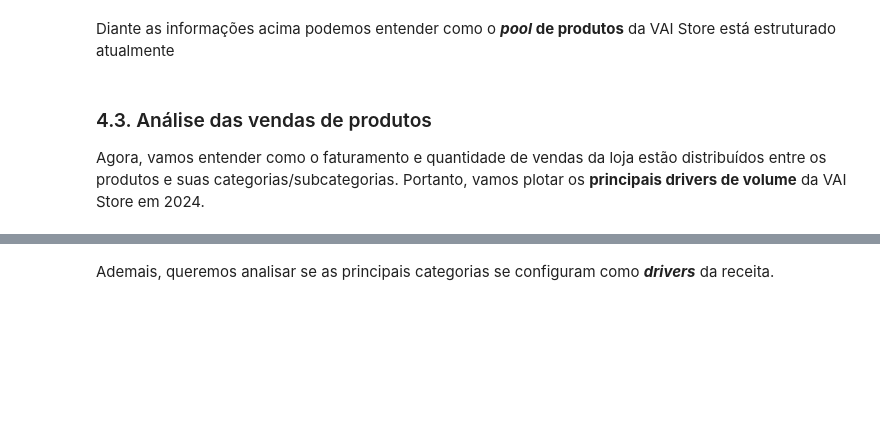
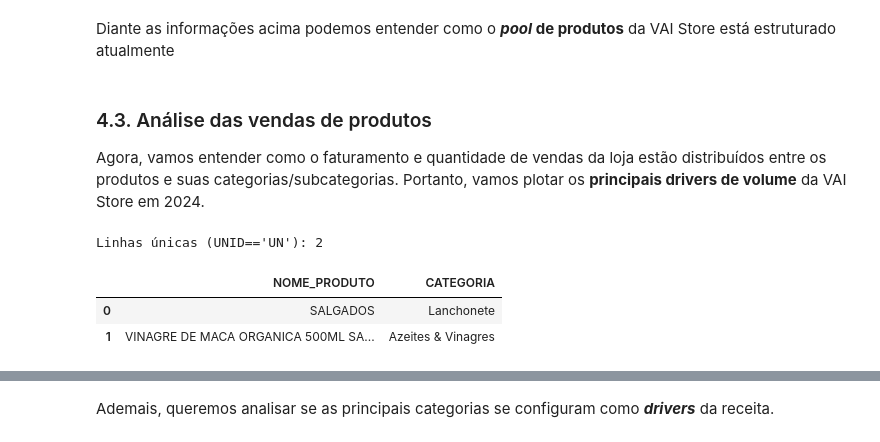
Before and after one commit to felipefsleal/Grupo6-ProjetoFinal, a Jupyter notebook: notebooks/01_eda.ipynb, the cells around one changed output, grey strips where cells are left out. Cells and saved outputs as stored; diff of their text form; code cells hidden in the pictures; blank space fills up the shorter version.

```diff
--- a/notebooks/01_eda.ipynb
+++ b/notebooks/01_eda.ipynb
@@ -300,6 +316,18 @@ importlib.reload(pp);
 # %%
 # Agregando produtos e vendas
 df_agg = md.merge_datasets(vendas, produtos, 'SKU')
+# %%
+df_un = df_agg[df_agg['UNID'] == 'UN'].drop_duplicates(subset='SKU', keep='first').reset_index(drop=True)
+df_un = df_un[['NOME_PRODUTO', 'CATEGORIA']]
+
+# Visualizar resultados
+print(f"Linhas únicas (UNID=='UN'): {len(df_un)}")
+df_un.head()
+# %% [output]
+Linhas únicas (UNID=='UN'): 2
+|  | NOME_PRODUTO | CATEGORIA |
+| 0 | SALGADOS | Lanchonete |
+| 1 | VINAGRE DE MACA ORGANICA 500ML SA... | Azeites & Vinagres |
 # %%
 pp.top_categorias_vendidas(df_agg)
 # %% [output]
```
Also changed, not shown: parts of 20 cells of this notebook.
